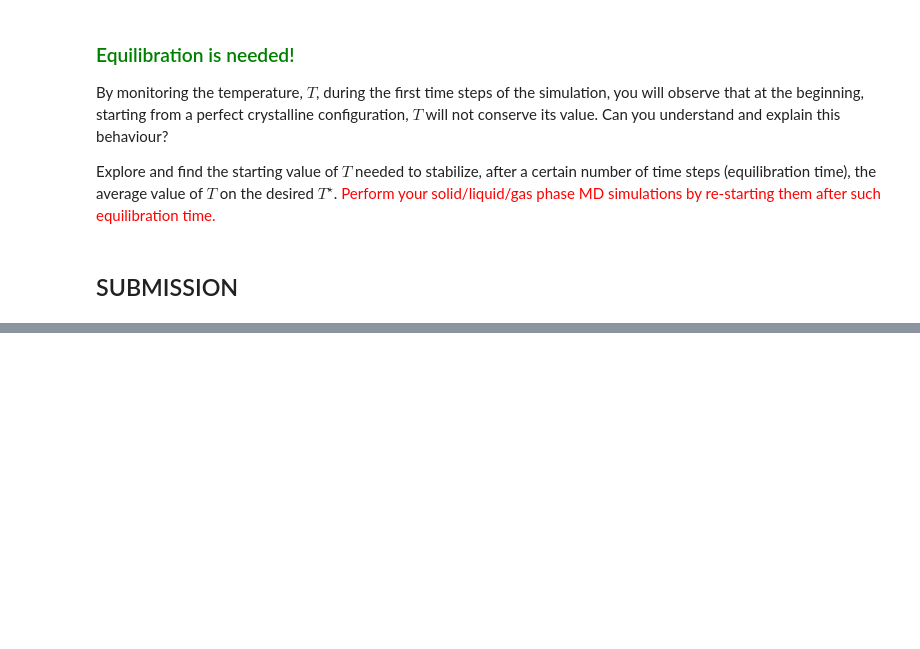
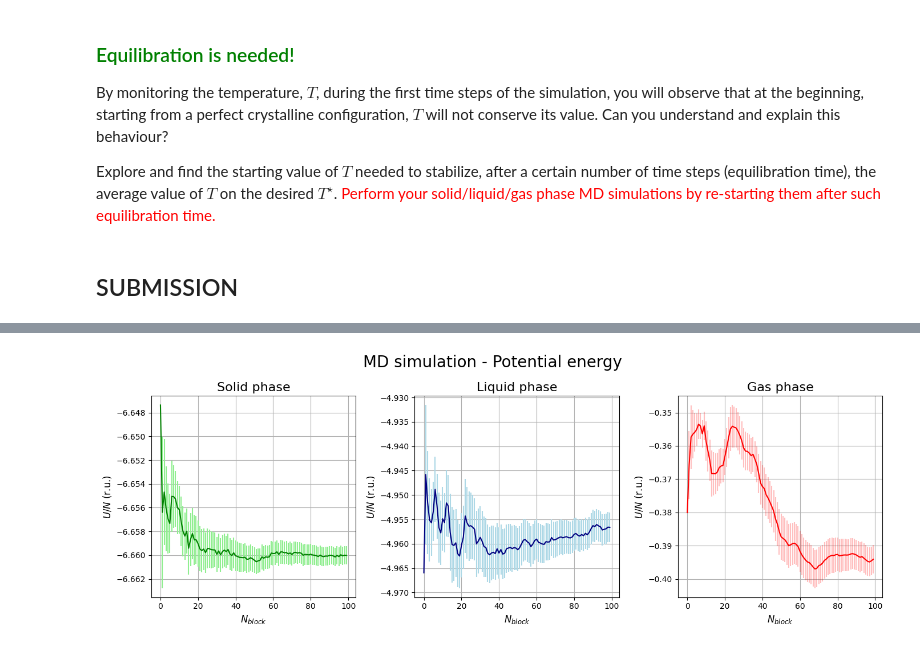
Before and after one commit to lazzerialberto/sim_numerica, a Jupyter notebook: lezione_4/LSN_Exercises_04.ipynb, the cells around one changed output, grey strips where cells are left out. Cells and saved outputs as stored; diff of their text form; code cells hidden in the pictures; blank space fills up the shorter version.

```diff
--- a/lezione_4/LSN_Exercises_04.ipynb
+++ b/lezione_4/LSN_Exercises_04.ipynb
@@ -115,0 +205,31 @@ plt.show()
+# %%
+fig2=plt.figure(figsize=(14,5))
+ax4=fig2.add_subplot(1,3,1)
+ax4.errorbar(range(len(tfin_solid)),pen_solid[:,2],yerr=pen_solid[:,3],c='green',ecolor='lightgreen',label='measured value')
+ax4.set_ylabel(r"$U/N$ (r.u.)", fontsize=12)
+ax4.set_xlabel(r"$N_{block}$",fontsize=12)
+ax4.grid(True)
+#ax4.legend()
+ax4.set_title(r"Solid phase",fontsize=16)
+
+ax5=fig2.add_subplot(1,3,2)
+ax5.errorbar(range(len(tfin_liquid)),pen_liquid[:,2],yerr=pen_liquid[:,3],c='navy',ecolor='lightblue',label='measured value')
+ax5.set_ylabel(r"$U/N$ (r.u.)", fontsize=12)
+ax5.set_xlabel(r"$N_{block}$",fontsize=12)
+ax5.grid(True)
+#ax5.legend()
+ax5.set_title(r"Liquid phase",fontsize=16)
+
+ax6=fig2.add_subplot(1,3,3)
+ax6.errorbar(range(len(tfin_gas)),pen_gas[:,2],yerr=pen_gas[:,3],c='red',ecolor=(1.0, 0.0, 0.0, 0.25),label='measured value')
+ax6.set_ylabel(r"$U/N$ (r.u.)", fontsize=12)
+ax6.set_xlabel(r"$N_{block}$",fontsize=12)
+ax6.grid(True)
+#ax6.legend()
+ax6.set_title(r"Gas phase",fontsize=16)
+
+plt.suptitle(r"MD simulation - Potential energy",fontsize=20)
+plt.tight_layout()
+plt.show()
+# %% [output]
+[figure, added]
```
Also changed, not shown: parts of 8 cells of this notebook, 3 other files.
